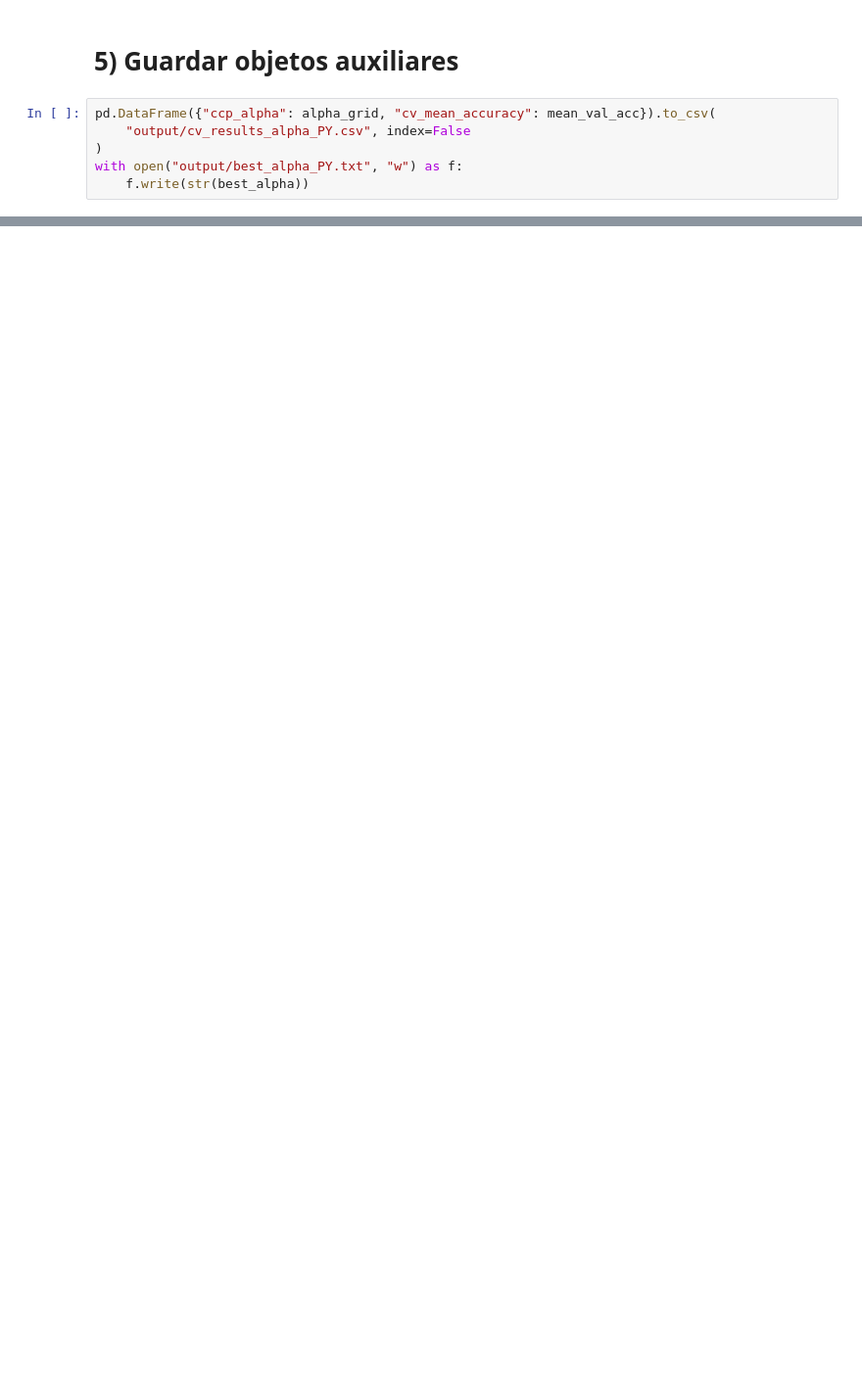
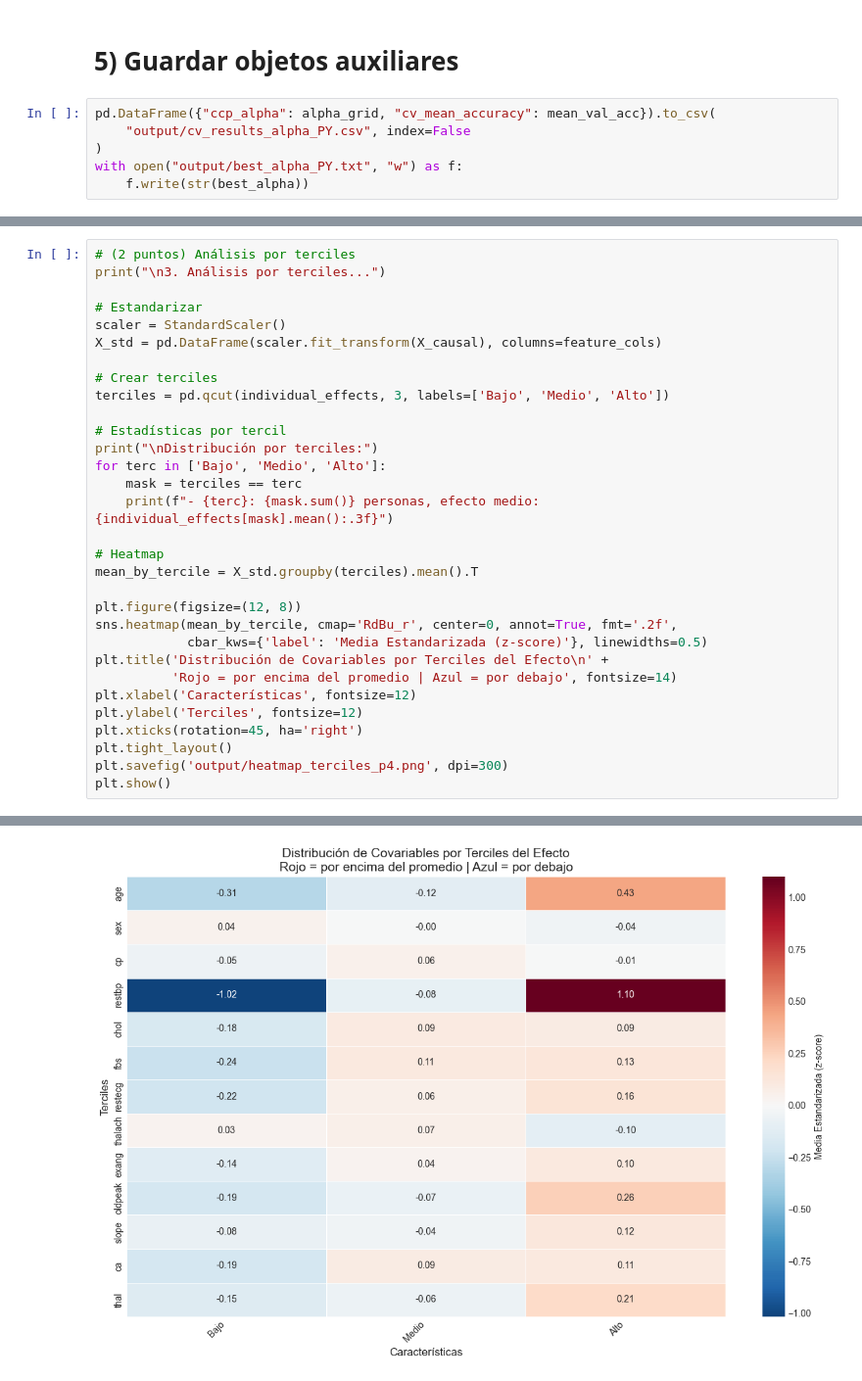
Before and after one commit to Arimari2303/Decision_Trees, a Jupyter notebook: Python/scripts/PYTHON_SCRIPT.ipynb, the cells around one changed output, grey strips where cells are left out. Shown at 98% size. Cells and saved outputs as stored; diff of their text form; blank space fills up the shorter version.

```diff
--- a/Python/scripts/PYTHON_SCRIPT.ipynb
+++ b/Python/scripts/PYTHON_SCRIPT.ipynb
@@ -245,0 +482,32 @@ with open("output/best_alpha_PY.txt", "w") as f:
+# %%
+# (2 puntos) Análisis por terciles
+print("\n3. Análisis por terciles...")
+
+# Estandarizar
+scaler = StandardScaler()
+X_std = pd.DataFrame(scaler.fit_transform(X_causal), columns=feature_cols)
+
+# Crear terciles
+terciles = pd.qcut(individual_effects, 3, labels=['Bajo', 'Medio', 'Alto'])
+
+# Estadísticas por tercil
+print("\nDistribución por terciles:")
+for terc in ['Bajo', 'Medio', 'Alto']:
+    mask = terciles == terc
+    print(f"- {terc}: {mask.sum()} personas, efecto medio: {individual_effects[mask].mean():.3f}")
+
+# Heatmap
+mean_by_tercile = X_std.groupby(terciles).mean().T
+
+plt.figure(figsize=(12, 8))
+sns.heatmap(mean_by_tercile, cmap='RdBu_r', center=0, annot=True, fmt='.2f',
+            cbar_kws={'label': 'Media Estandarizada (z-score)'}, linewidths=0.5)
+plt.title('Distribución de Covariables por Terciles del Efecto\n' +
+          'Rojo = por encima del promedio | Azul = por debajo', fontsize=14)
+plt.xlabel('Características', fontsize=12)
+plt.ylabel('Terciles', fontsize=12)
+plt.xticks(rotation=45, ha='right')
+plt.tight_layout()
+plt.savefig('output/heatmap_terciles_p4.png', dpi=300)
+plt.show()
+# %% [output]
@@ -245,0 +520 @@ with open("output/best_alpha_PY.txt", "w") as f:
+[figure, added]
```
Also changed, not shown: parts of 19 cells of this notebook, 14 other files.
